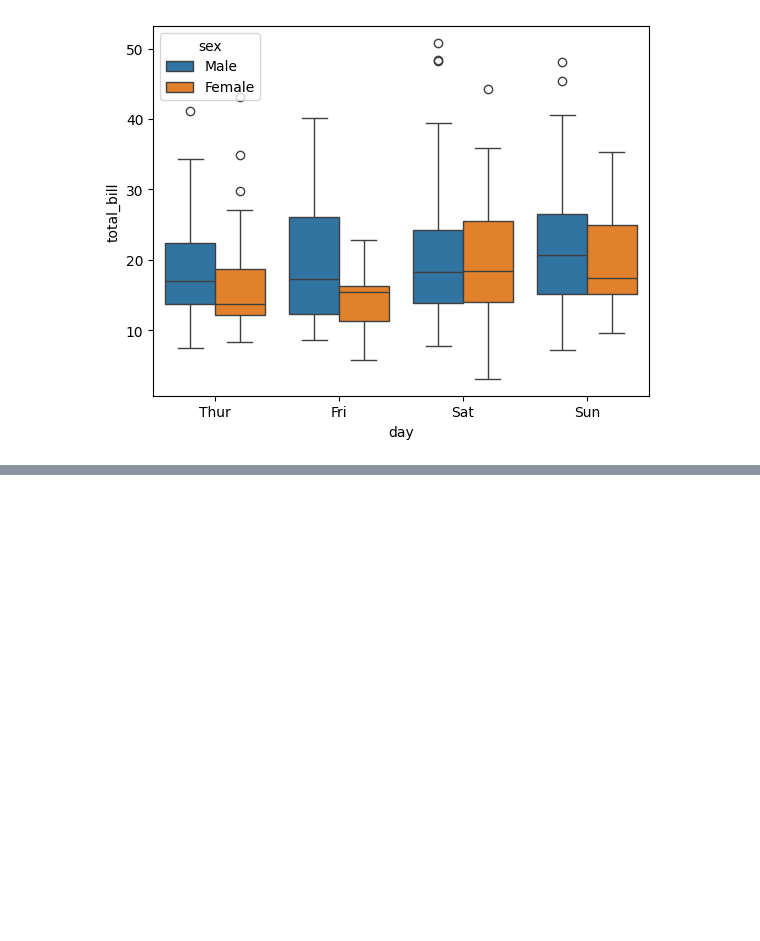
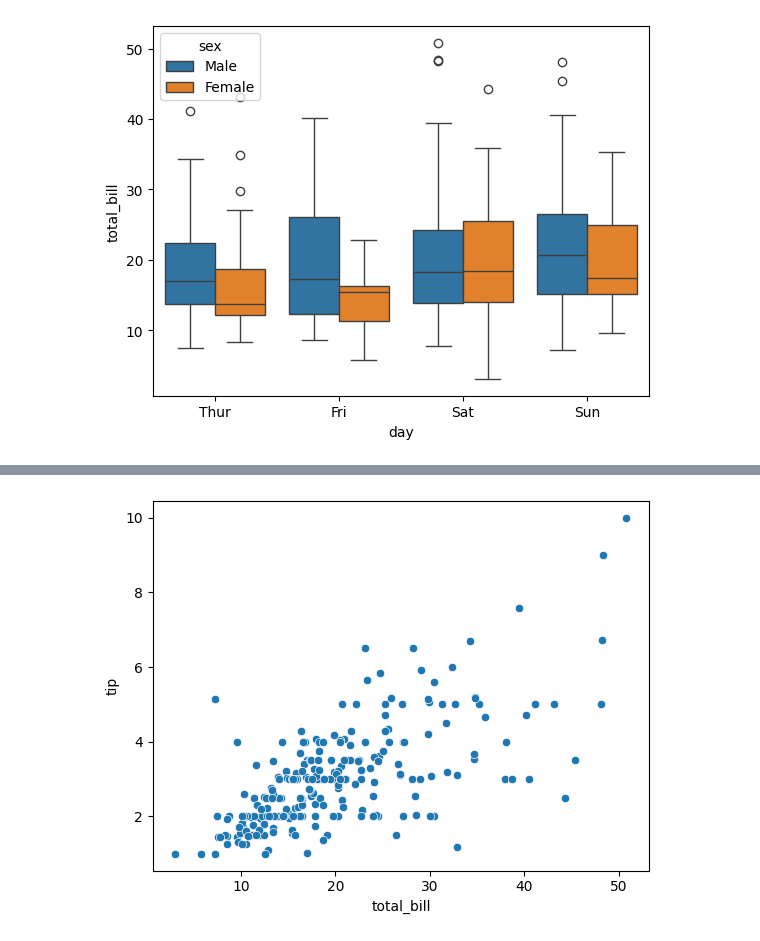
Before and after one commit to BedirhanE/YapayZeka_ve_VeriBilimi, a Jupyter notebook: Data_Visualization2.ipynb, the cells around one changed output, grey strips where cells are left out. Cells and saved outputs as stored; diff of their text form; code cells hidden in the pictures; blank space fills up the shorter version.

```diff
--- a/Data_Visualization2.ipynb
+++ b/Data_Visualization2.ipynb
@@ -222,0 +237,5 @@ sns.boxplot(x="day",y="total_bill",hue="sex",data=df);
+# %%
+sns.scatterplot(x="total_bill",y="tip",data=df);# scatterplot ile iki sayısal değişkenin ilişkisini gösterir.
+#sayısal değerler arasındaki ilişkiyi gösterir.
+# %% [output]
+[figure, added]
```
Also changed, not shown: parts of 17 cells of this notebook.
